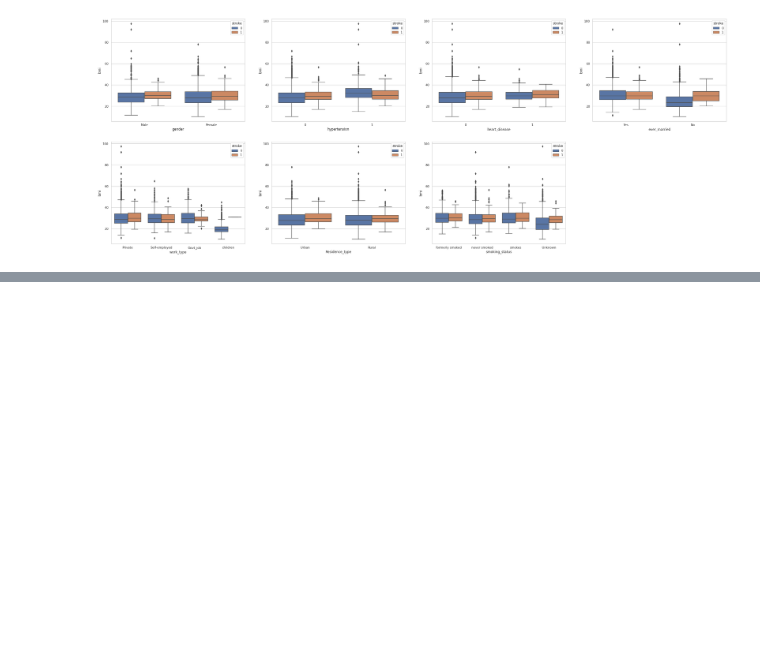
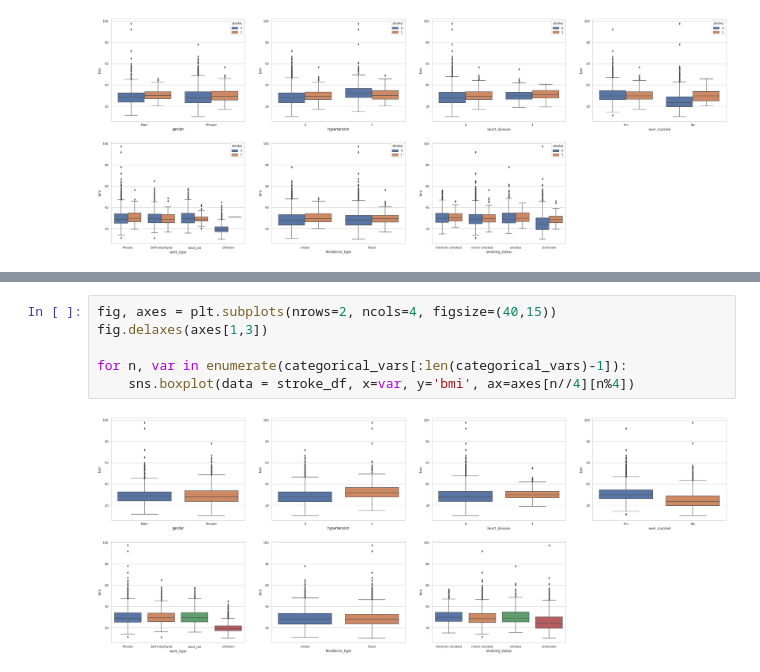
Before and after one commit to sumitkumarjethani/Stroke-Prediction, a Jupyter notebook: exploratory-data-analysis.ipynb, the cells around one changed output, grey strips where cells are left out. Drawn from its saved outputs; the diff is of its cells as text; blank space fills up the shorter version.

```diff
--- a/exploratory-data-analysis.ipynb
+++ b/exploratory-data-analysis.ipynb
@@ -509,0 +525,8 @@ stroke_df[stroke_df.isnull().any(1)].stroke.value_counts()
+# %%
+fig, axes = plt.subplots(nrows=2, ncols=4, figsize=(40,15))
+fig.delaxes(axes[1,3])
+
+for n, var in enumerate(categorical_vars[:len(categorical_vars)-1]):
+    sns.boxplot(data = stroke_df, x=var, y='bmi', ax=axes[n//4][n%4])
+# %% [output]
+[figure, added]
```
Also changed, not shown: parts of 9 cells of this notebook.
